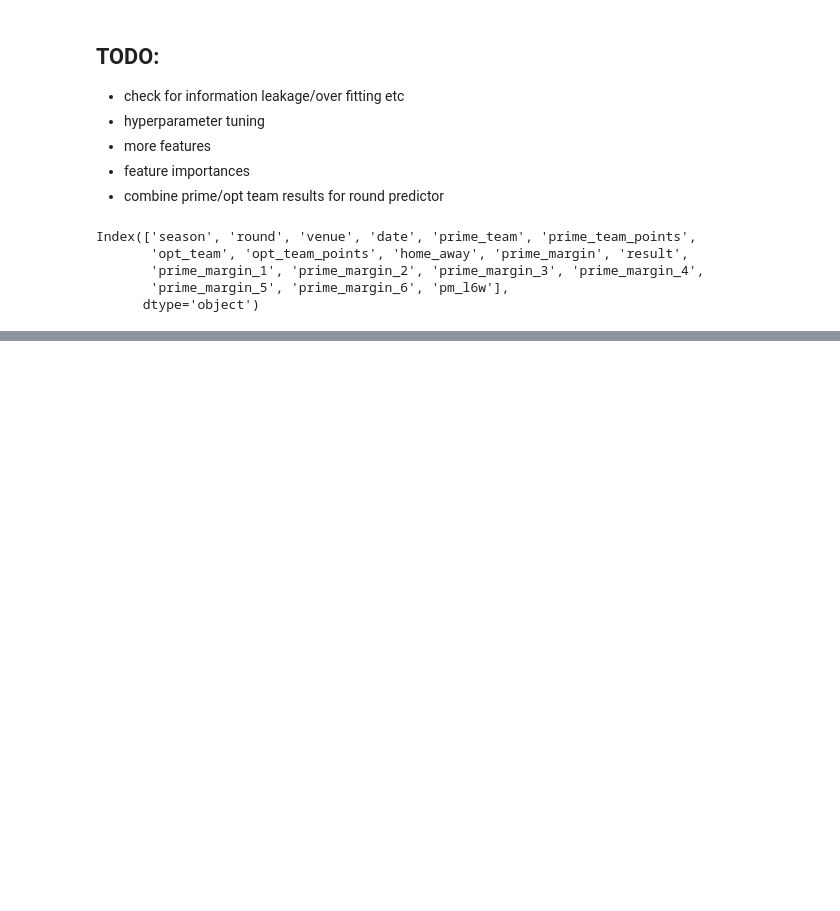
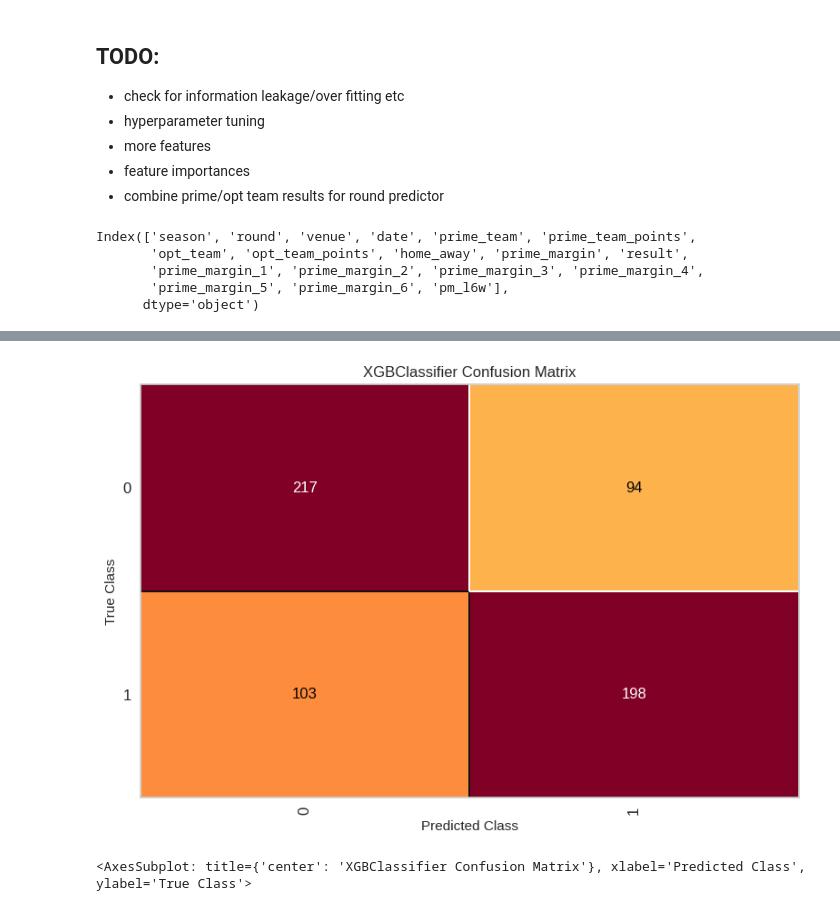
Before and after one commit to cmckeague/nrl_ml_tipping, a Jupyter notebook: notebooks/xgb.ipynb, the cells around one changed output, grey strips where cells are left out. Saved outputs shown, nothing was run; the diff lists cells and outputs as text; code cells hidden in the pictures; blank space fills up the shorter version.

```diff
--- a/notebooks/xgb.ipynb
+++ b/notebooks/xgb.ipynb
@@ -97,3 +129,14 @@ XGBClassifier(base_score=0.5, booster='gbtree', callbacks=None,
+# %%
+cm = ConfusionMatrix(clf, classes=[0,1], is_fitted=True)
+# To create the ConfusionMatrix, we need some test data. Score runs predict() on the data
+# and then creates the confusion_matrix from scikit-learn.
+cm.score(X_test, y_test)
+
+# How did we do?
+cm.show()
+# %% [output]
+[figure, added]
+<AxesSubplot: title={'center': 'XGBClassifier Confusion Matrix'}, xlabel='Predicted Class', ylabel='True Class'>
 # %%
 predictions = clf.predict(X_test)
 # %%
```
Also changed, not shown: parts of 8 cells of this notebook.
